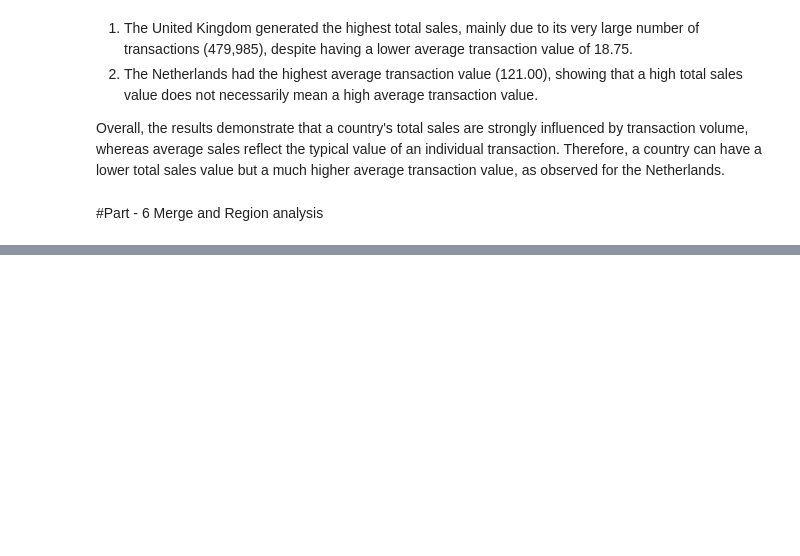
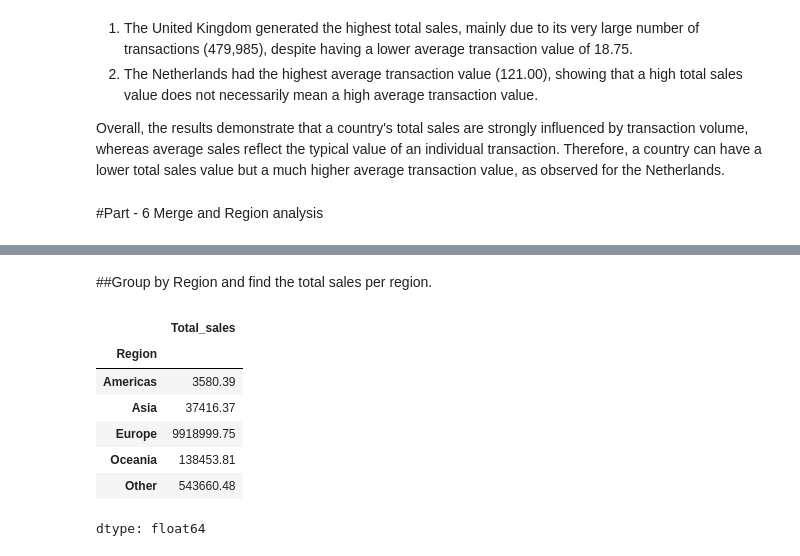
Before and after one commit to AishwaryaJupudi/Rebounce-Applied-AI-and-Analytics-Codes, a Jupyter notebook: Python_301.ipynb, the cells around one changed output, grey strips where cells are left out. Cells and saved outputs as stored; diff of their text form; code cells hidden in the pictures; blank space fills up the shorter version.

```diff
--- a/Python_301.ipynb
+++ b/Python_301.ipynb
@@ -349,0 +431,14 @@ Overall, the results demonstrate that a country's total sales are strongly influ
+# %% [markdown]
+##Group by Region and find the total sales per region.
+# %%
+region_sales = country_region.groupby('Region')['Total_sales'].sum()
+region_sales
+# %% [output]
+|  | Total_sales |
+| Region |  |
+| Americas | 3580.39 |
+| Asia | 37416.37 |
+| Europe | 9918999.75 |
+| Oceania | 138453.81 |
+| Other | 543660.48 |
+dtype: float64
```
Also changed, not shown: parts of 16 cells of this notebook.
